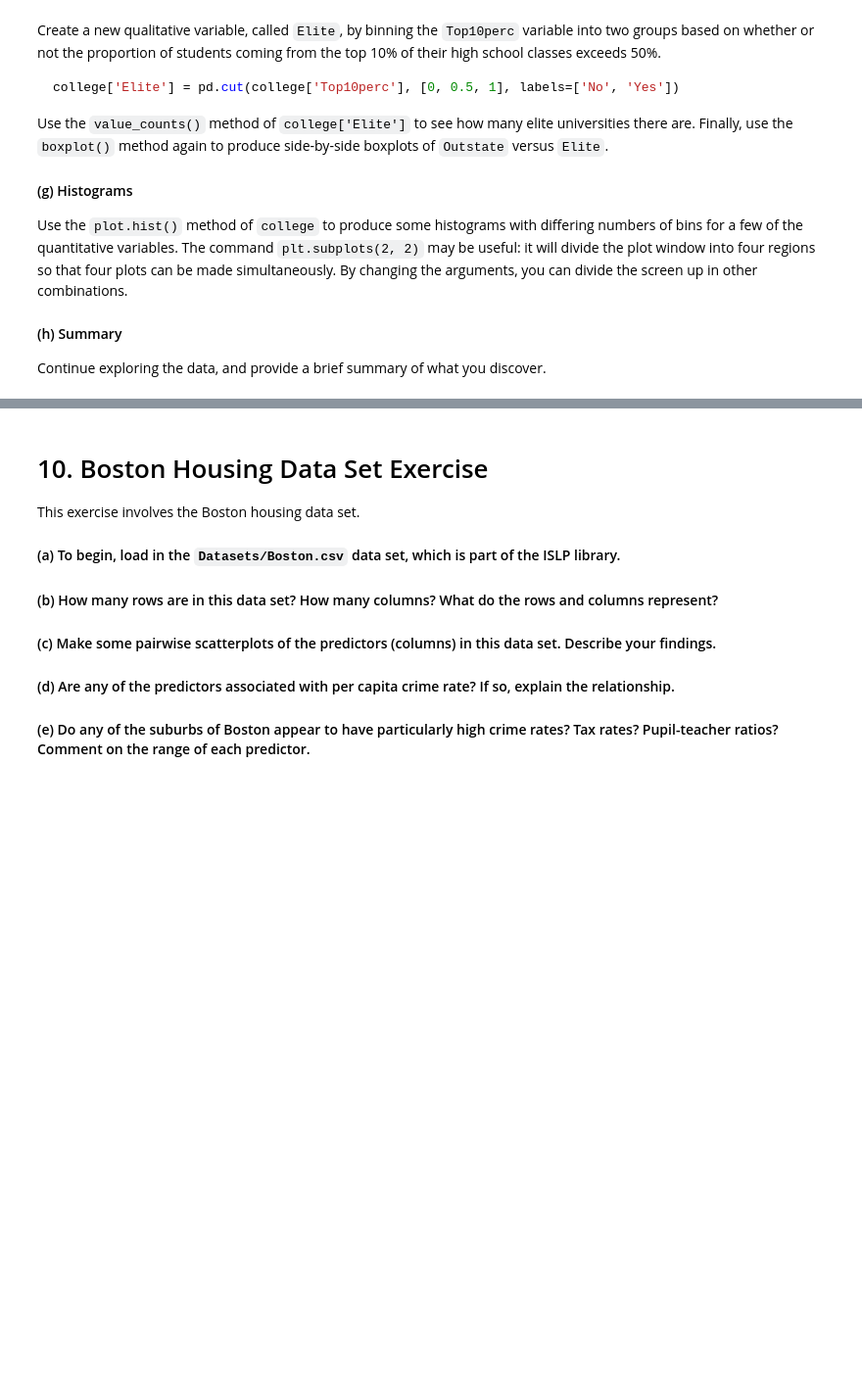
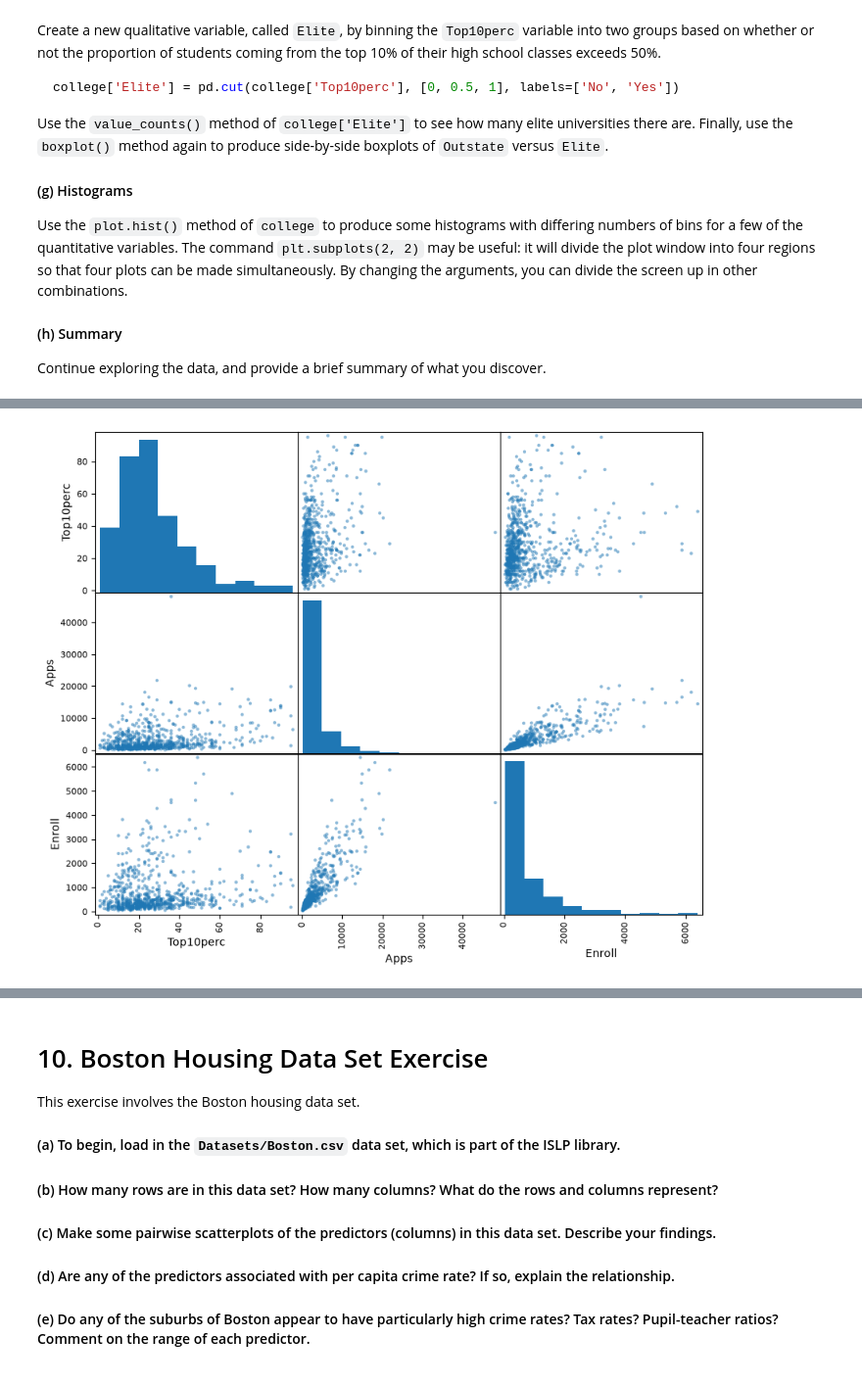
Before and after one commit to Nesu-tech/Methods_In_Data_Science, a Jupyter notebook: HW1 (4).ipynb, the cells around one changed output, grey strips where cells are left out. Shown at 98% size. Drawn from its saved outputs; the diff is of its cells as text; code cells hidden in the pictures; blank space fills up the shorter version.

```diff
--- a/HW1 (4).ipynb
+++ b/HW1 (4).ipynb
@@ -89,3 +89,19 @@ Use the `plot.hist()` method of `college` to produce some histograms with differ
 #### (h) Summary
 
 Continue exploring the data, and provide a brief summary of what you discover.
+# %%
+import pandas as pd
+from pandas import DataFrame
+import numpy as np
+print("All libraries loaded successfully")
+
+#(a)
+college = pd.read_csv("/workspaces/Methods_In_Data_Science/College.csv")
+college
+
+#(b)
+college2 = pd.read_csv('College.csv', index_col=0)
+college3 = college.rename({'Unnamed: 0': 'College'}, axis=1)
+college3 = college3.set_index('College')
+college = college3
+college
@@ -91,0 +137,11 @@ Continue exploring the data, and provide a brief summary of what you discover.
+# %%
+#(d)Scatterplot Matrix
+import matplotlib.pyplot as plt
+
+scattermatrix = pd.plotting.scatter_matrix(
+    college[["Top10perc", "Apps", "Enroll"]],
+    figsize=(10, 8)
+)
+plt.show()
+# %% [output]
+[figure, added]
```
Also changed, not shown: parts of 7 cells of this notebook.
